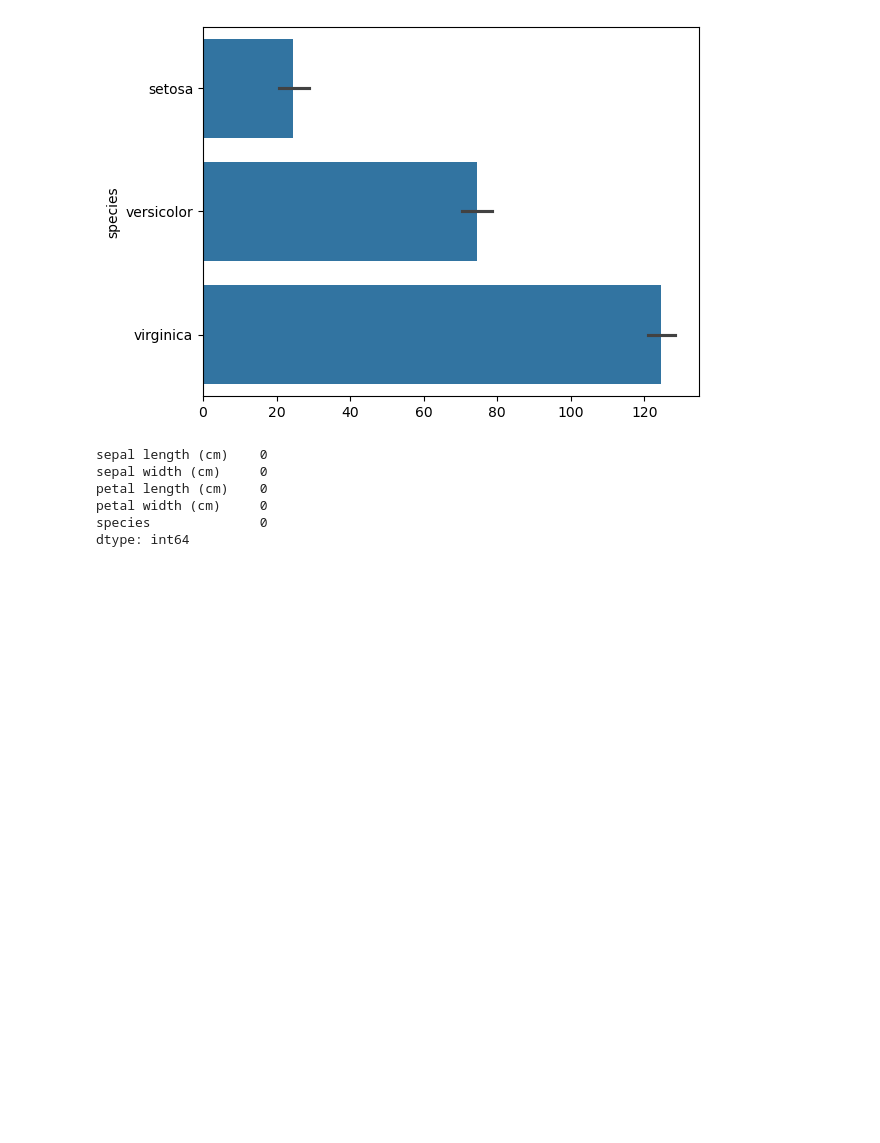
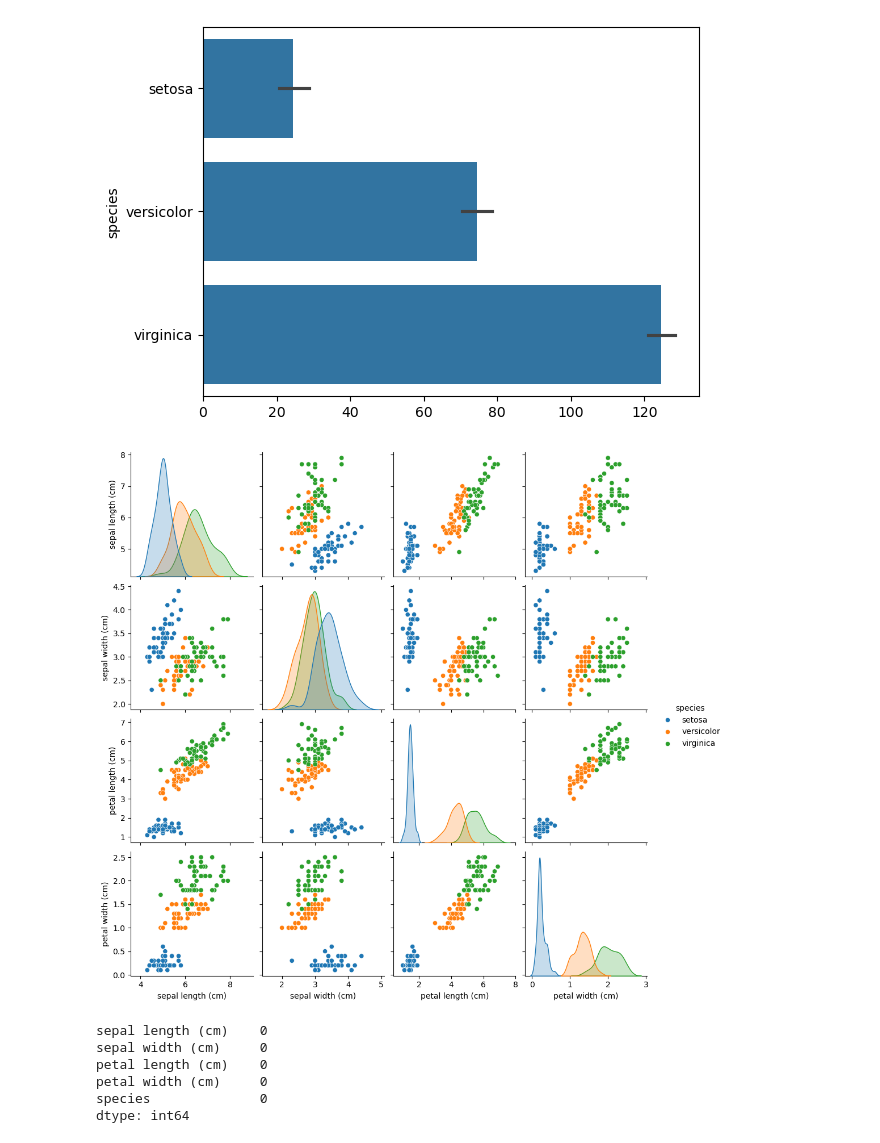
Before and after one commit to archishaanshuman07-beep/Iris-Flower-Classification, a Jupyter notebook: IrisFlowerClassification.ipynb, the cells around one changed output. Drawn from its saved outputs; the diff is of its cells as text; code cells hidden in the pictures; blank space fills up the shorter version.

```diff
--- a/IrisFlowerClassification.ipynb
+++ b/IrisFlowerClassification.ipynb
@@ -97,6 +97,11 @@ sns.barplot(df['species']) # Displays how many of each flower
 # %% [output]
 <Axes: ylabel='species'>
 [figure]
+# %%
+sns.pairplot(df, hue="species")
+plt.show()
+# %% [output]
+[figure, added]
 # %%
 df.isna().sum() # Check if the dataset consists of any null values
 # %% [output]
```
